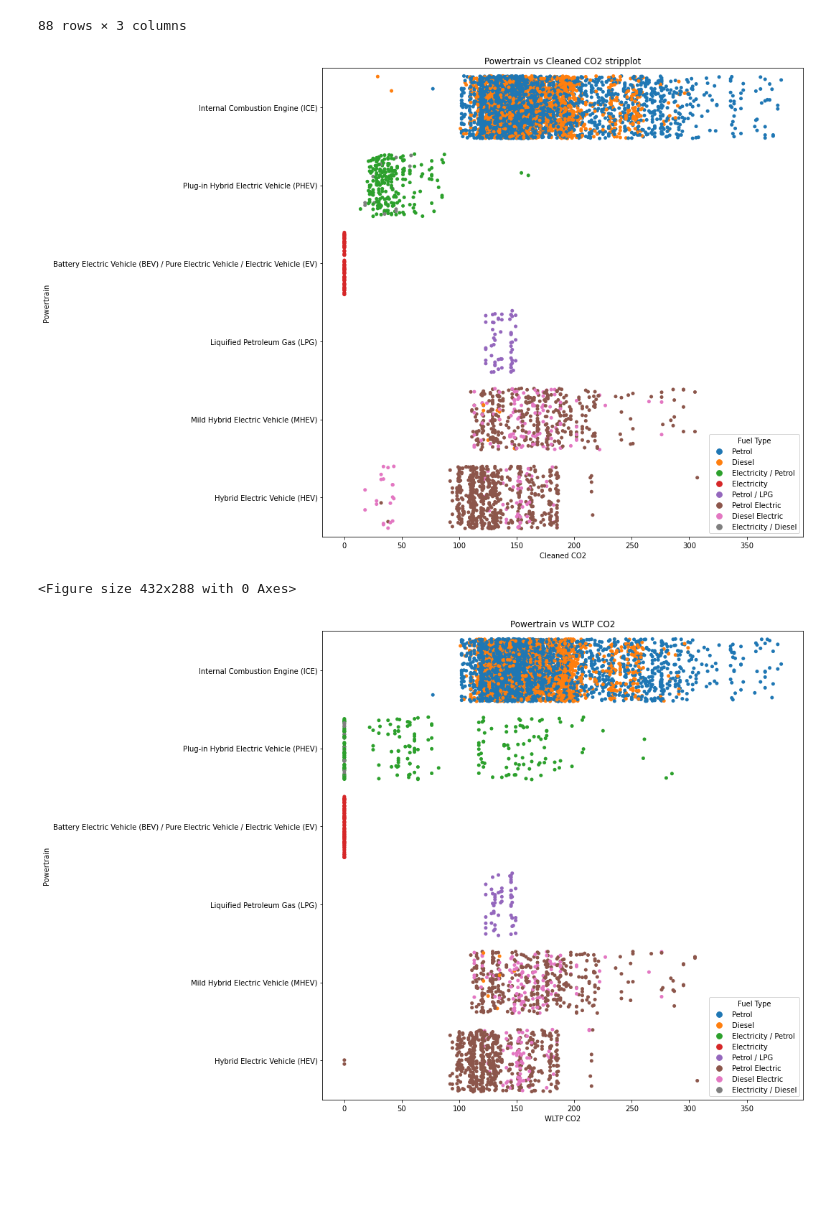
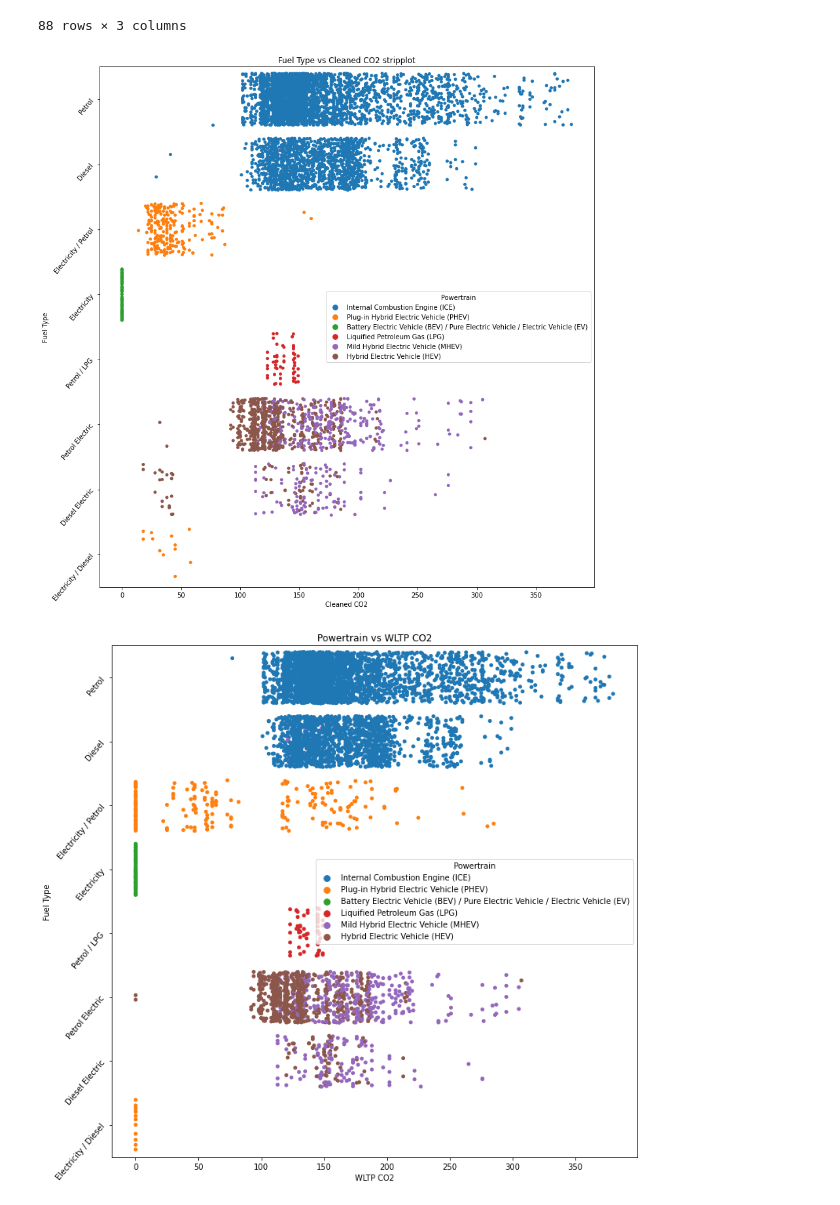
Before and after one commit to grilgamesh/How-important-is-the-change-to-electric-cars-, a Jupyter notebook: engine_size_and_type.ipynb, the cells around one changed output. Cells and saved outputs as stored; diff of their text form; code cells hidden in the pictures; blank space fills up the shorter version.

```diff
--- a/engine_size_and_type.ipynb
+++ b/engine_size_and_type.ipynb
@@ -144,32 +147,34 @@ Powertrain_meandf
 # %%
     #This plot and the one in the next cell are very similar.
     #The difference is tha the one below is plotted WLTP CO2 vs Powertrain,
     # whilst the one on the next slide Cleaned CO2 is used.
     plt.figure(figsize=(12,12))
-    plt.yticks(rotation=0)
-    ax = sns.stripplot(data= cleandata_df, y='Powertrain',
-                x='Cleaned CO2', jitter = 0.4, hue='Fuel Type',
+    plt.yticks(rotation=50)
+    ax = sns.stripplot(data= cleandata_df, y='Fuel Type',
+                x='Cleaned CO2', jitter = 0.4, hue='Powertrain',
                       )
-    ax.set_title("Powertrain vs Cleaned CO2 stripplot")
+    ax.set_title("Fuel Type vs Cleaned CO2 stripplot")
+    plt.savefig('Fuel Type  vs Cleaned CO2 stripplot.png')
+    plt.savefig('Fuel Type  vs Cleaned CO2 stripplot.jpg')
+    plt.tight_layout()
     plt.show()
-    plt.savefig('Powertrain vs Cleaned CO2 stripplot.png')
-    plt.savefig('Powertrain vs Cleaned CO2 stripplot.jpg')
 # %% [output]
-[figure, old version]
+[figure, new version]
-<Figure size 432x288 with 0 Axes>
 # %%
     # compared with the plot above the data for the PHEV does not make sense because
     # some PHEV enigines have more emissions than than ICE engines which was is not expected.
     # Therefore the CO2 data clean up is justfied as shown on the plot above
     plt.figure(figsize=(12,12))
-    plt.yticks(rotation=0)
-    ax = sns.stripplot(data= cleandata_df, y='Powertrain',
-                x='WLTP CO2', jitter = 0.4, hue='Fuel Type',
+    plt.yticks(rotation=50)
+    ax = sns.stripplot(data= cleandata_df, y='Fuel Type',
+                x='WLTP CO2', jitter = 0.4, hue='Powertrain',
                       )
     ax.set_title("Powertrain vs WLTP CO2")
+    plt.savefig('Fuel Type  vs WLTP CO2 stripplot.png')
+    plt.savefig('Fuel Type  vs WLTP CO2 stripplot.jpg')
     plt.show()
 # %% [output]
-[figure, old version]
+[figure, new version]
 # %%
     plt.figure(figsize=(12,12))
     plt.yticks(rotation=0)
```
Also changed, not shown: parts of 6 cells of this notebook.
